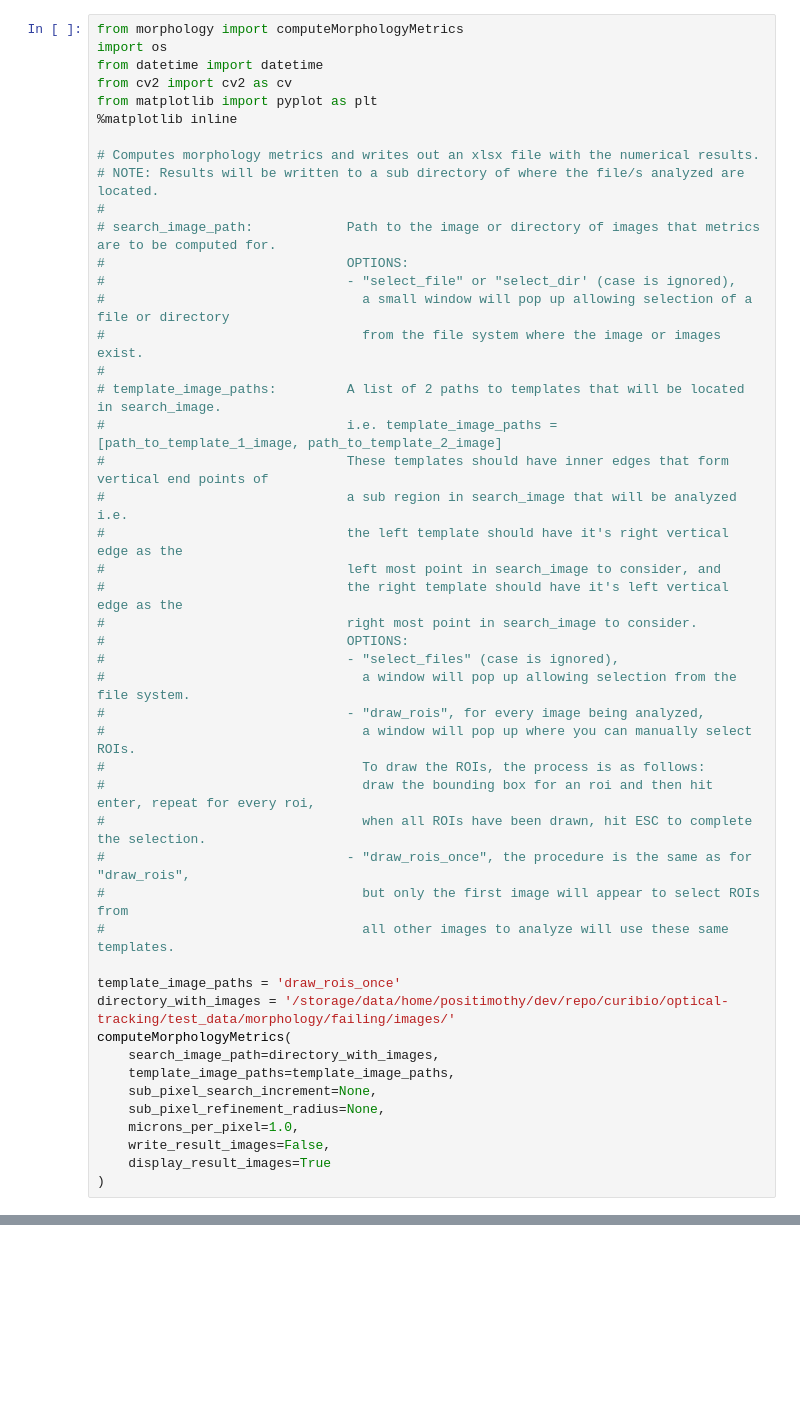
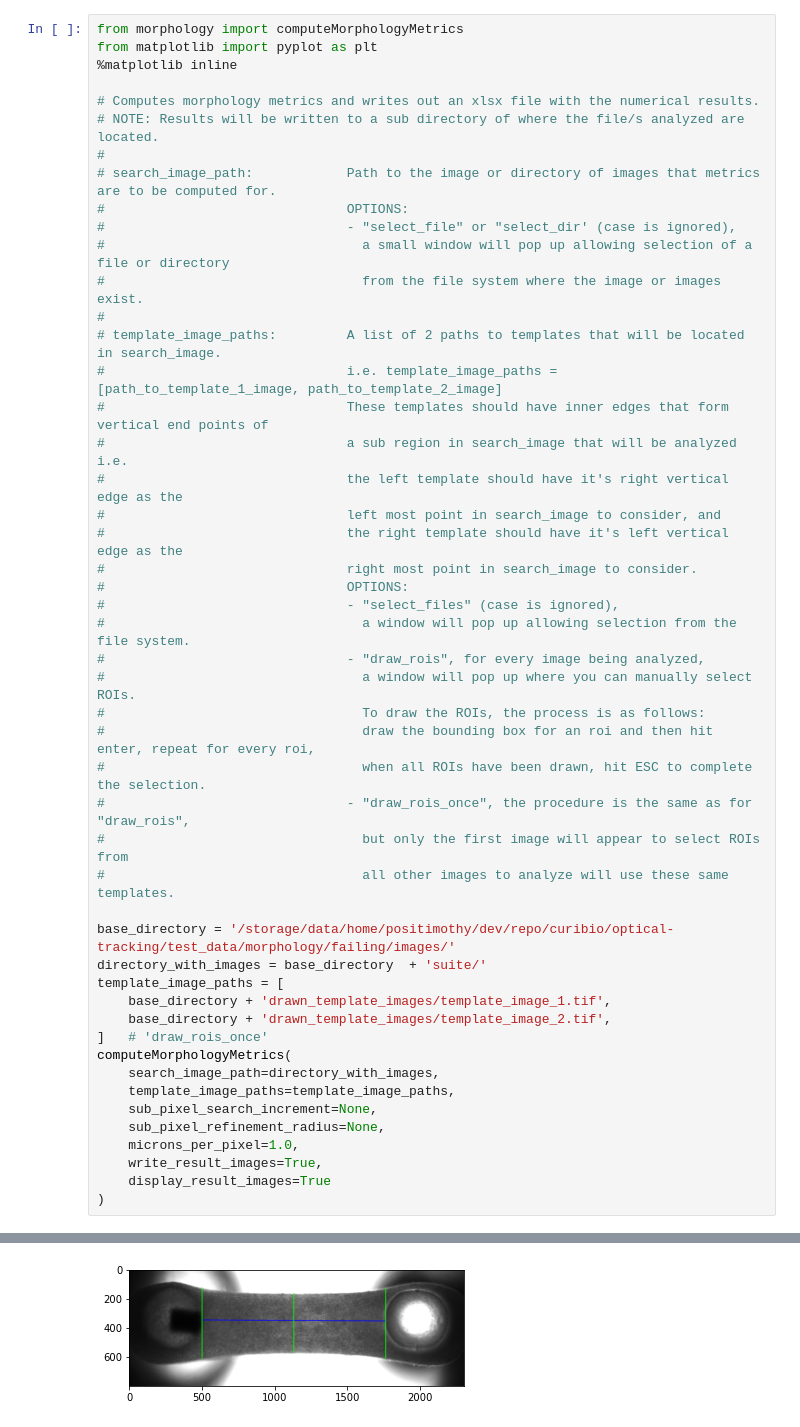
Before and after one commit to CuriBio/MantaVision, a Jupyter notebook: src/morphology_ui.ipynb, the cells around one changed output, grey strips where cells are left out. Drawn from its saved outputs; the diff is of its cells as text; blank space fills up the shorter version.

```diff
--- a/src/morphology_ui.ipynb
+++ b/src/morphology_ui.ipynb
@@ -1,8 +1,5 @@
 # %%
 from morphology import computeMorphologyMetrics
-import os
-from datetime import datetime
-from cv2 import cv2 as cv
 from matplotlib import pyplot as plt
 %matplotlib inline
 
@@ -35,14 +32,19 @@ from matplotlib import pyplot as plt
 #                                 but only the first image will appear to select ROIs from
 #                                 all other images to analyze will use these same templates.
 
-template_image_paths = 'draw_rois_once'
-directory_with_images = '/storage/data/home/positimothy/dev/repo/curibio/optical-tracking/test_data/morphology/failing/images/'
+base_directory = '/storage/data/home/positimothy/dev/repo/curibio/optical-tracking/test_data/morphology/failing/images/'
+directory_with_images = base_directory  + 'suite/'
+template_image_paths = [
+    base_directory + 'drawn_template_images/template_image_1.tif',
+    base_directory + 'drawn_template_images/template_image_2.tif',
+]   # 'draw_rois_once'
 computeMorphologyMetrics(
     search_image_path=directory_with_images,
     template_image_paths=template_image_paths,
     sub_pixel_search_increment=None,
     sub_pixel_refinement_radius=None,
     microns_per_pixel=1.0,
-    write_result_images=False,
+    write_result_images=True,
     display_result_images=True
 )
+# %% [output]
@@ -48,0 +56 @@ computeMorphologyMetrics(
+[figure, added]
```
Also changed, not shown: parts of 1 cell of this notebook, 3 other files.
